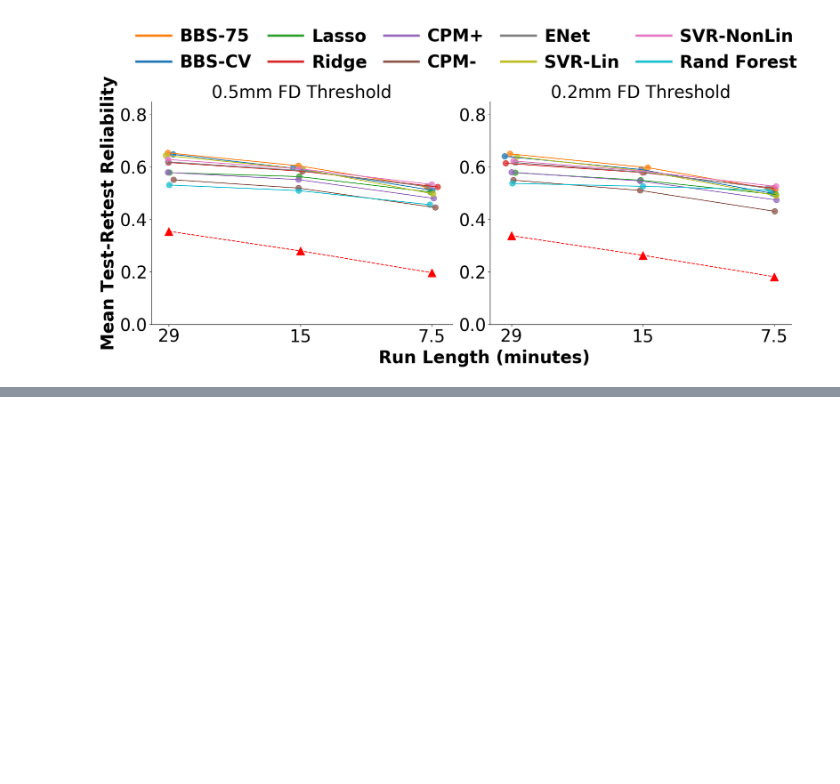
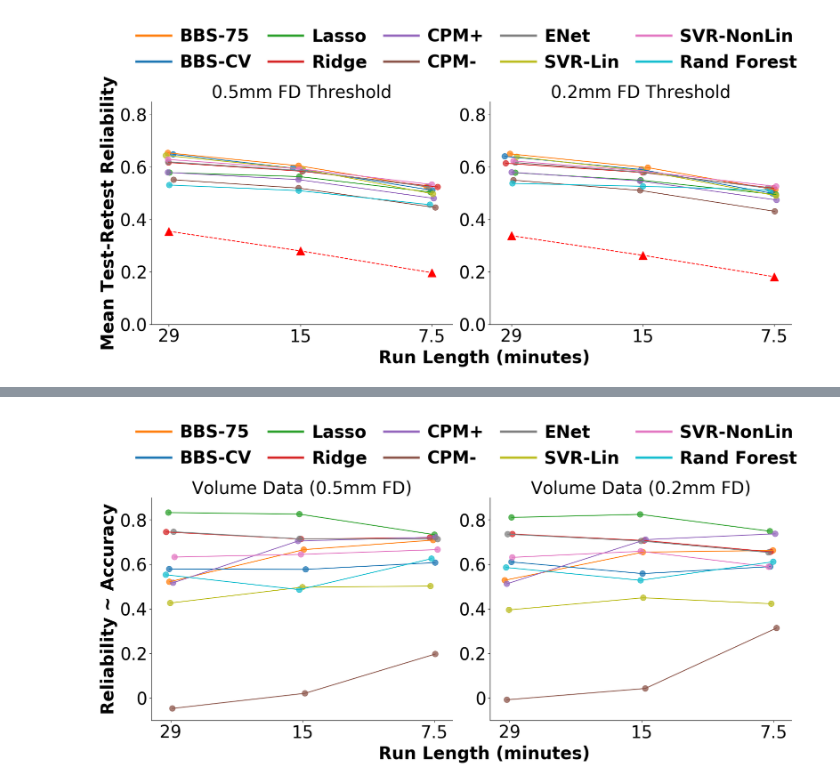
Before and after one commit to SripadaLab/Predictive_Modeling_Reliability_HCP, a Jupyter notebook: notebooks/visualize_results.ipynb, the cells around one changed output, grey strips where cells are left out. Drawn from its saved outputs; the diff is of its cells as text; code cells hidden in the pictures; blank space fills up the shorter version.

Commit message:
updating visualize_results.ipynb with icc ~ accuracy plots

```diff
--- a/notebooks/visualize_results.ipynb
+++ b/notebooks/visualize_results.ipynb
@@ -548,0 +551,85 @@ plt.show()
+# %%
+data_type = 'volume'
+
+fig = plt.figure(figsize=(20, 7))
+all_rs = []
+
+for subplot_i, fd_thresh in enumerate(['5', '2']):
+    plt.subplot(1, 2, subplot_i+1)
+    model_lines = dict()
+    for model_name in results_names:
+        model_lines[model_name] = dict()
+
+    for i, n_mins in enumerate(['15', '7', '3']):
+        BBS75_results = pickle.load(open(f'../saved_models/{data_type}/BBS75_results_{n_mins}min_{fd_thresh}fd.pickle', 'rb'))
+        Lasso_results = pickle.load(open(f'../saved_models/{data_type}/Lasso_results_{n_mins}min_{fd_thresh}fd.pickle', 'rb'))
+        Ridge_results = pickle.load(open(f'../saved_models/{data_type}/Ridge_results_{n_mins}min_{fd_thresh}fd.pickle', 'rb'))
+        CPMPos_results = pickle.load(open(f'../saved_models/{data_type}/CPMPos_results_{n_mins}min_{fd_thresh}fd.pickle', 'rb'))
+        CPMNeg_results = pickle.load(open(f'../saved_models/{data_type}/CPMNeg_results_{n_mins}min_{fd_thresh}fd.pickle', 'rb'))
+        BBSCV_results = pickle.load(open(f'../saved_models/{data_type}/BBSCV_results_{n_mins}min_{fd_thresh}fd.pickle', 'rb'))
+        Enet_results = pickle.load(open(f'../saved_models/{data_type}/ENet_results_{n_mins}min_{fd_thresh}fd.pickle', 'rb'))
+        SVRLin_results = pickle.load(open(f'../saved_models/{data_type}/SVRLin_results_{n_mins}min_{fd_thresh}fd.pickle', 'rb'))
+        SVRNonLin_results = pickle.load(open(f'../saved_models/{data_type}/SVRNonLin_results_{n_mins}min_{fd_thresh}fd.pickle', 'rb'))
+        RF_results = pickle.load(open(f'../saved_models/{data_type}/RF_results_{n_mins}min_{fd_thresh}fd.pickle', 'rb'))
+
+        all_results = [BBS75_results, BBSCV_results, Lasso_results, Ridge_results, CPMPos_results, CPMNeg_results, Enet_results, SVRLin_results, SVRNonLin_results, RF_results]
+        results_names = ['BBS-\n75', 'BBS-\nCV', 'Lasso', 'Ridge', 'CPM+', 'CPM-', 'ENet', 'SVR-\nLin', 'SVR-\nNonLin', ' Rand\n Forest']
+        colors = ['C1', 'C0', 'C2', 'C3', 'C4', 'C5', 'C7', 'C8', 'C6', 'C9']
+
+        model_icc_acc_dict = dict()
+        for name in results_names:
+            model_icc_acc_dict[name] = dict()
+            model_icc_acc_dict[name]['mean_phen_icc'] = []
+            model_icc_acc_dict[name]['mean_phen_acc'] = []
+
+        for model_result, model_name in zip(all_results, results_names):
+            for phen in all_phen:
+                folds_scores, sess1_folds_preds, sess2_folds_preds, models = model_result[phen]
+                model_icc_acc_dict[model_name]['mean_phen_icc'].append(np.nanmean([x[0] for x in [x for y in folds_scores for x in y]]))
+                model_icc_acc_dict[model_name]['mean_phen_acc'].append((np.nanmean([x[2] for x in [x for y in folds_scores for x in y]]) + np.nanmean([x[3] for x in [x for y in folds_scores for x in y]]))/2)
+
+        model_mus = []
+        for model_name in results_names:
+            nan_filtered_icc_acc = [(i, a) for i, a in zip(model_icc_acc_dict[model_name]["mean_phen_icc"], model_icc_acc_dict[model_name]["mean_phen_acc"]) if (not math.isnan(i)) and (not math.isnan(a))]
+            rel_acc_r = stats.pearsonr([x[0] for x in nan_filtered_icc_acc], [x[1] for x in nan_filtered_icc_acc])
+            model_mus.append(rel_acc_r[0])
+            all_rs.append((rel_acc_r[0], model_name))
+        #model_mus = [np.nanmean(model_icc_acc_dict[model_name]['mean_phen_icc']) for model_name in model_icc_acc_dict]
+        x_offset = 0
+        xvals = np.array([i for _ in range(len(model_mus))]) + np.random.normal(0, 0.025, len(model_mus)) + x_offset
+        plt.scatter(xvals,
+                    model_mus, s=100, alpha=0.75, c=colors)
+        model_names = [model_name for model_name in model_icc_acc_dict]
+        points = list(zip(xvals, model_mus))
+        for model_name, point in zip(model_names, points):
+            if data_type not in model_lines[model_name]:
+                model_lines[model_name][data_type] = []
+            model_lines[model_name][data_type].append(point)
+
+    for i, model in enumerate(results_names):
+        plt.plot([x[0] for x in model_lines[model][data_type]],
+                 [x[1] for x in model_lines[model][data_type]], label=model.replace('\n', ' ').replace('  ', ' ').replace(' R', 'R').replace('- ', '-'),
+                 c=colors[i])
+    if subplot_i == 0:
+        legend_properties = {'weight':'bold', 'size':30}
+        lgnd = plt.legend(ncol=5, frameon=False, handletextpad=0.5, columnspacing=1, prop=legend_properties, bbox_to_anchor=(-0.1, 1.4), loc=2)
+        for legobj in lgnd.legendHandles:
+            legobj.set_linewidth(4)
+        #plt.xlabel('Run Length (minutes)', fontsize=30, fontweight='bold')
+        fig.text(0.4, -0.025, 'Run Length (minutes)', fontsize=30, fontweight='bold')
+        plt.ylabel('Reliability ~ Accuracy', fontsize=30, fontweight='bold')
+
+
+    plt.xticks(range(3), ['29', '15', '7.5'], fontsize=30)
+    yticks_str = [str(round(x, 2)) for x in np.arange(0, 0.95, 0.2)]
+    yticks_str[0] = '0'
+    plt.yticks(np.arange(0, 0.95, 0.2), yticks_str, fontsize=30)
+    plt.ylim((-0.1, 0.9))
+    plt.title(f'Volume Data (0.{fd_thresh}mm FD)', fontsize=30)
+    plt.gca().spines['top'].set_visible(False)
+    plt.gca().spines['right'].set_visible(False)
+
+plt.subplots_adjust(wspace=0.125)
+plt.show()
+# %% [output]
+[figure, added]
```
Also changed, not shown: parts of 2 cells of this notebook.
